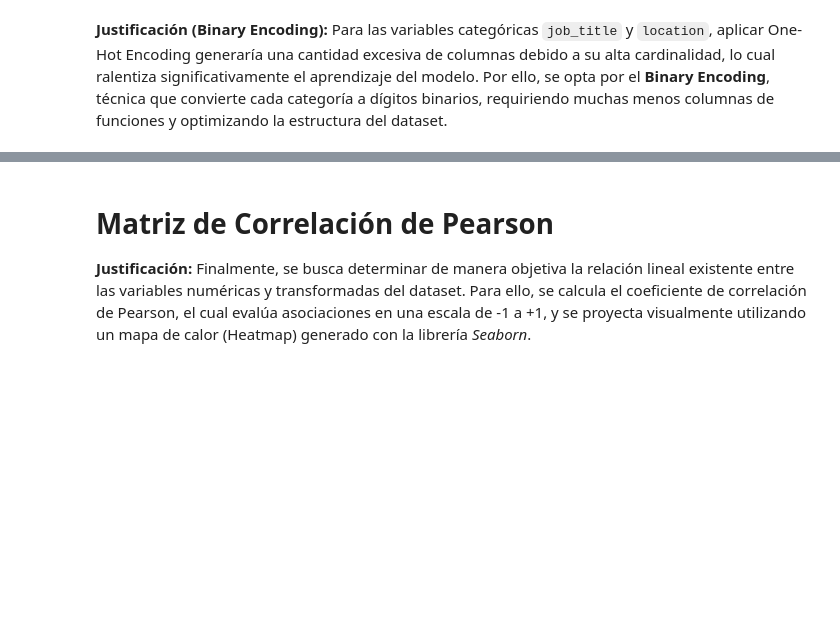
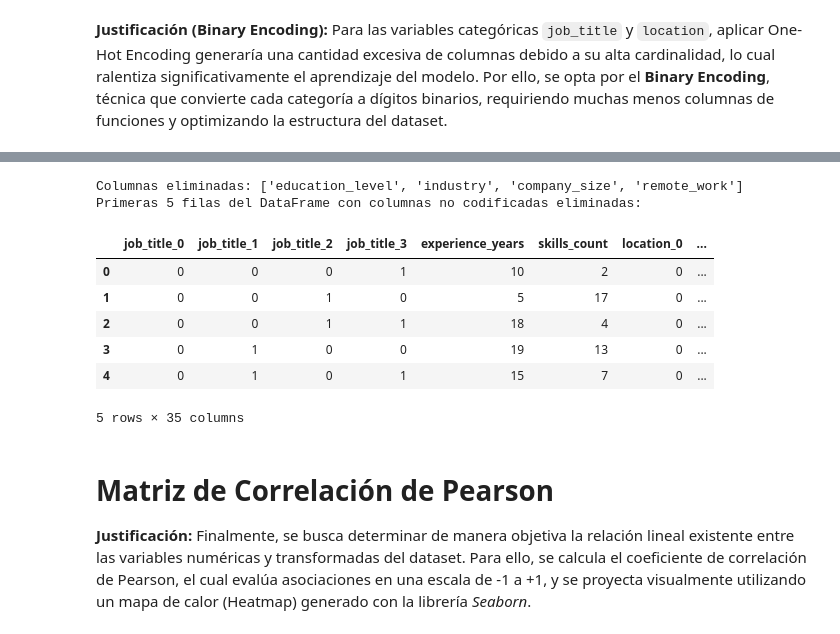
Before and after one commit to Breezlyx/MineriaDeDatos-Entrega1, a Jupyter notebook: Entrega_1.ipynb, the cells around one changed output, grey strips where cells are left out. Drawn from its saved outputs; the diff is of its cells as text; code cells hidden in the pictures; blank space fills up the shorter version.

```diff
--- a/Entrega_1.ipynb
+++ b/Entrega_1.ipynb
@@ -241,4 +247,21 @@ Index(['job_title_0', 'job_title_1', 'job_title_2', 'job_title_3',
       dtype='object')
+# %%
+columns_to_drop = df_encoded.select_dtypes(include=['object']).columns
+df_encoded = df_encoded.drop(columns=columns_to_drop)
+
+print("Columnas eliminadas:", columns_to_drop.tolist())
+print("Primeras 5 filas del DataFrame con columnas no codificadas eliminadas:")
+df_encoded.head()
+# %% [output]
+Columnas eliminadas: ['education_level', 'industry', 'company_size', 'remote_work']
+Primeras 5 filas del DataFrame con columnas no codificadas eliminadas:
+|  | job_title_0 | job_title_1 | job_title_2 | job_title_3 | experience_years | skills_count | location_0 | ... |
+| 0 | 0 | 0 | 0 | 1 | 10 | 2 | 0 | ... |
+| 1 | 0 | 0 | 1 | 0 | 5 | 17 | 0 | ... |
+| 2 | 0 | 0 | 1 | 1 | 18 | 4 | 0 | ... |
+| 3 | 0 | 1 | 0 | 0 | 19 | 13 | 0 | ... |
+| 4 | 0 | 1 | 0 | 1 | 15 | 7 | 0 | ... |
+5 rows × 35 columns
 # %% [markdown]
 # Matriz de Correlación de Pearson
 **Justificación:** Finalmente, se busca determinar de manera objetiva la relación lineal existente entre las variables numéricas y transformadas del dataset. Para ello, se calcula el coeficiente de correlación de Pearson, el cual evalúa asociaciones en una escala de -1 a +1, y se proyecta visualmente utilizando un mapa de calor (Heatmap) generado con la librería *Seaborn*.
```
Also changed, not shown: parts of 9 cells of this notebook.
